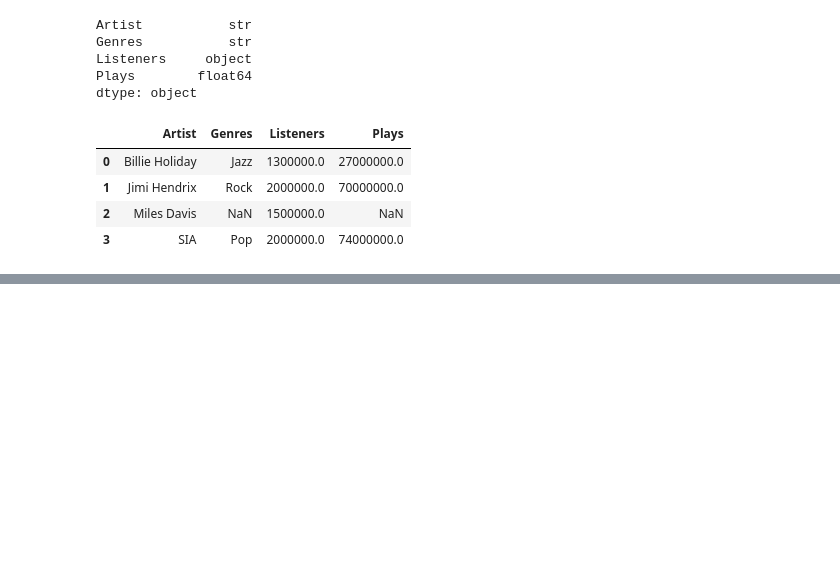
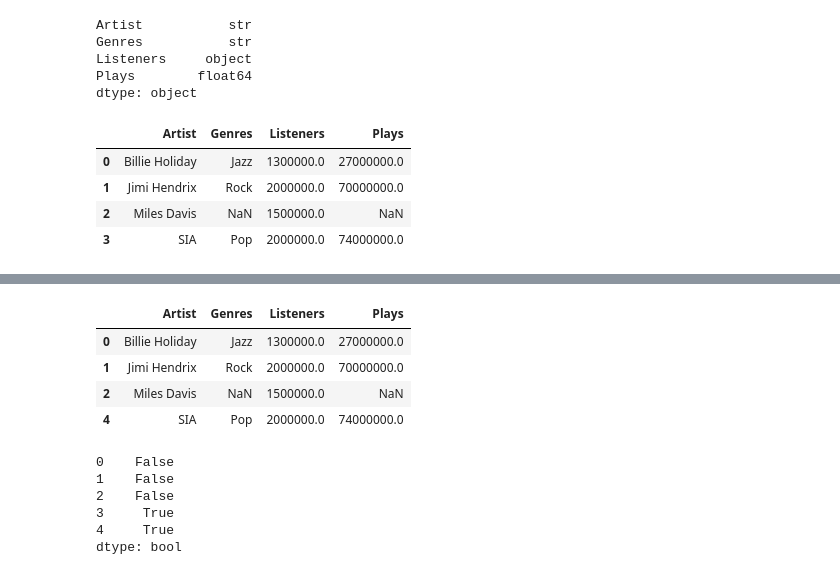
Before and after one commit to dikshamisra18/ML_Progress_Tracker, a Jupyter notebook: More_Fundamentals.ipynb, the cells around one changed output, grey strips where cells are left out. Cells and saved outputs as stored; diff of their text form; code cells hidden in the pictures; blank space fills up the shorter version.

```diff
--- a/More_Fundamentals.ipynb
+++ b/More_Fundamentals.ipynb
@@ -233,0 +263,18 @@ df_copy
+# %%
+df_copy.duplicated(subset = ['Artist'])
+df_copy.drop_duplicates(keep = 'last')
+# %% [output]
+|  | Artist | Genres | Listeners | Plays |
+| 0 | Billie Holiday | Jazz | 1300000.0 | 27000000.0 |
+| 1 | Jimi Hendrix | Rock | 2000000.0 | 70000000.0 |
+| 2 | Miles Davis | NaN | 1500000.0 | NaN |
+| 4 | SIA | Pop | 2000000.0 | 74000000.0 |
+# %%
+df_copy.duplicated(keep = False)
+# %% [output]
+0    False
+1    False
+2    False
+3     True
+4     True
+dtype: bool
```
Also changed, not shown: parts of 9 cells of this notebook.
